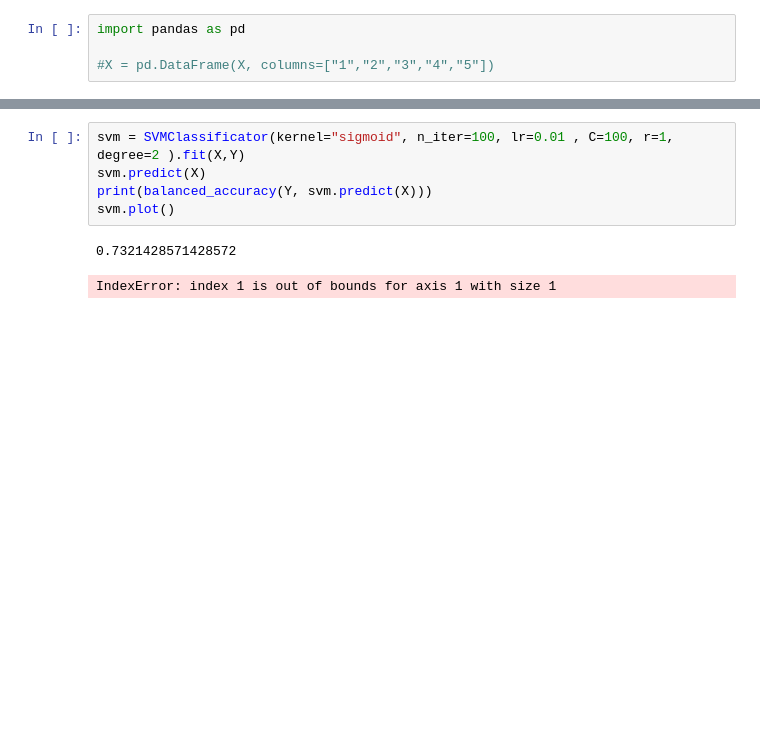
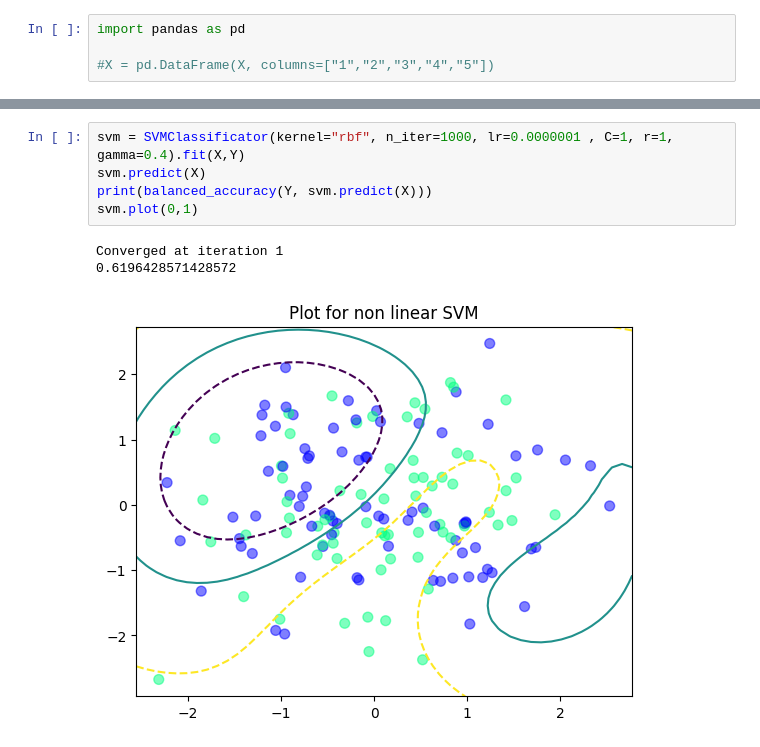
Before and after one commit to KawaMaciej/Modeling-framework, a Jupyter notebook: linear_regression_testing.ipynb, the cells around one changed output, grey strips where cells are left out. Drawn from its saved outputs; the diff is of its cells as text; blank space fills up the shorter version.

```diff
--- a/linear_regression_testing.ipynb
+++ b/linear_regression_testing.ipynb
@@ -135,8 +138,9 @@ for i in range(0, 18):
 # %%
-svm = SVMClassificator(kernel="sigmoid", n_iter=100, lr=0.01 , C=100, r=1, degree=2 ).fit(X,Y)
+svm = SVMClassificator(kernel="rbf", n_iter=1000, lr=0.0000001 , C=1, r=1, gamma=0.4).fit(X,Y)
 svm.predict(X)
 print(balanced_accuracy(Y, svm.predict(X)))
-svm.plot()
+svm.plot(0,1)
 # %% [output]
-0.7321428571428572
+Converged at iteration 1
+0.6196428571428572
-IndexError: index 1 is out of bounds for axis 1 with size 1
+[figure, added]
```
Also changed, not shown: parts of 7 cells of this notebook, 6 other files.
